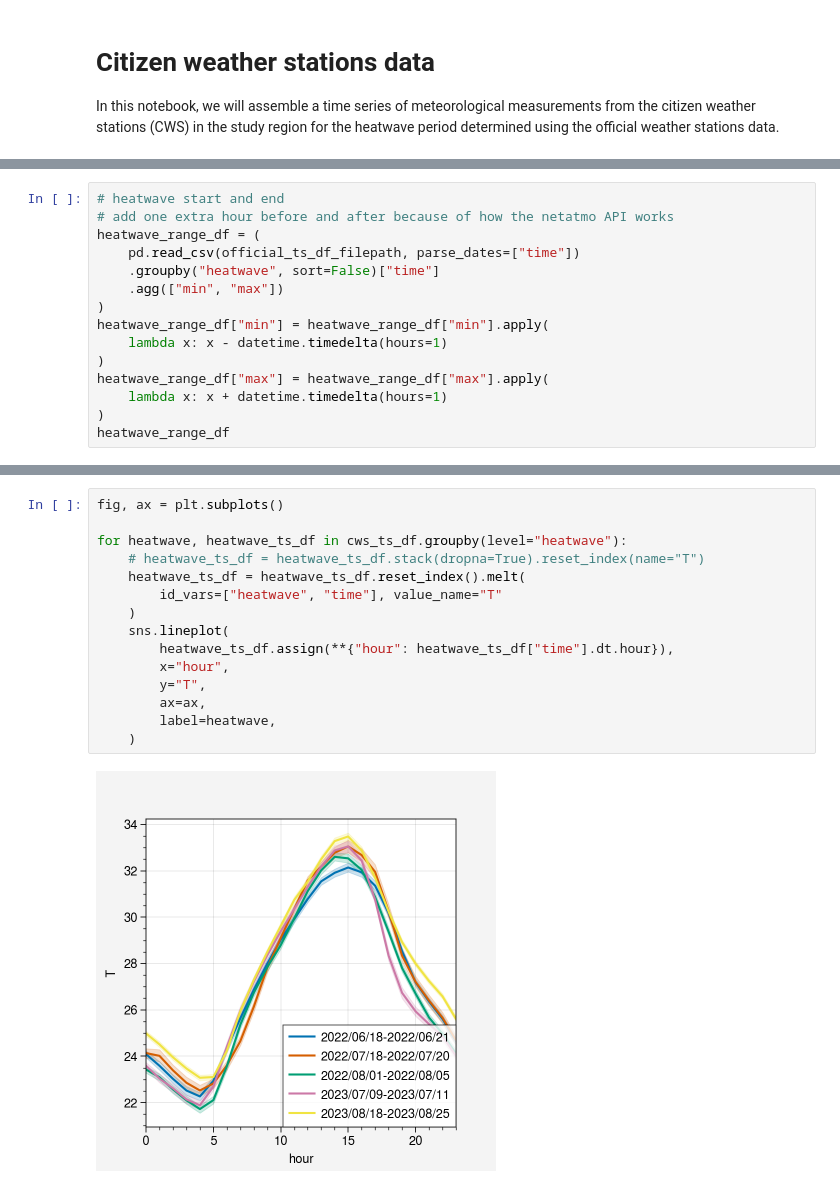
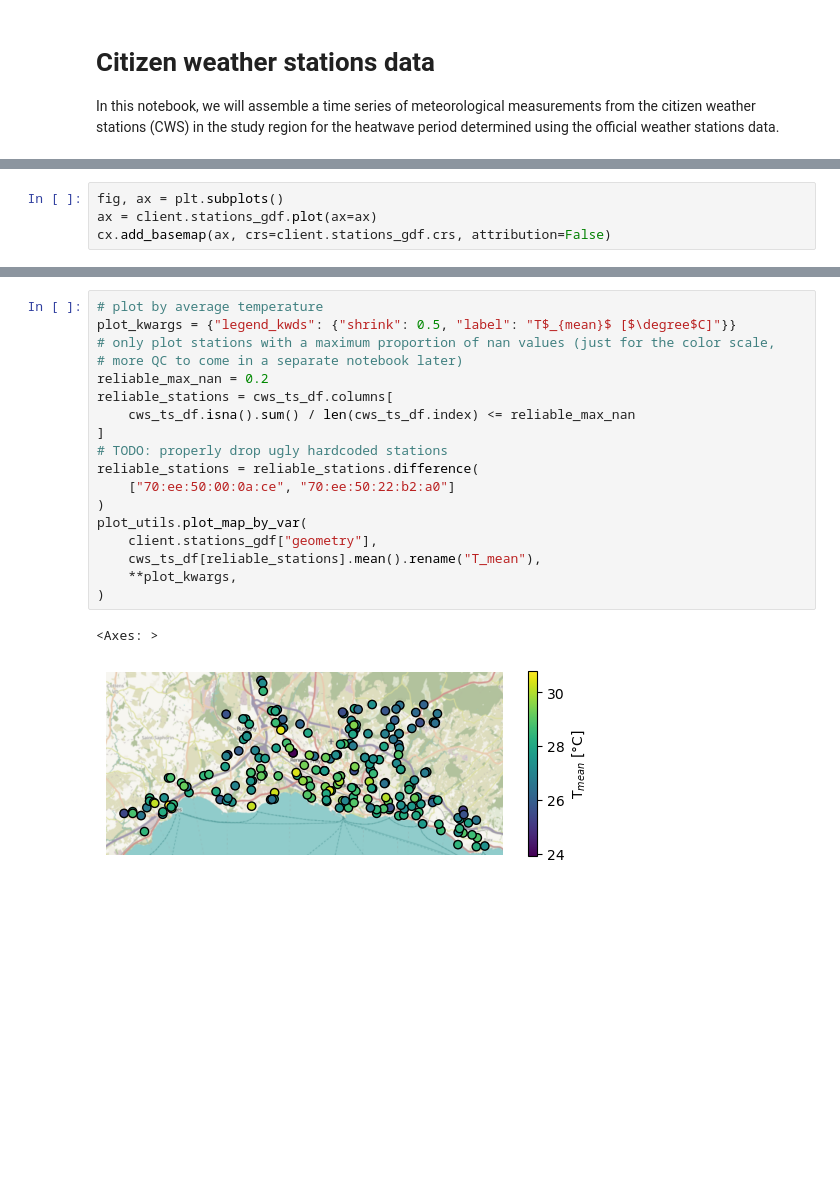
Before and after one commit to martibosch/uhi-cws-lausanne, a Jupyter notebook: notebooks/cws-download-data.ipynb, the cells around one changed output, grey strips where cells are left out. Saved outputs shown, nothing was run; the diff lists cells and outputs as text; blank space fills up the shorter version.

```diff
--- a/notebooks/cws-download-data.ipynb
+++ b/notebooks/cws-download-data.ipynb
@@ -39,16 +65,5 @@ uplt.rc.update(**{"axes.xmargin": xmargin, "subplots.refwidth": refwidth})
 # %%
-# heatwave start and end
-# add one extra hour before and after because of how the netatmo API works
-heatwave_range_df = (
-    pd.read_csv(official_ts_df_filepath, parse_dates=["time"])
-    .groupby("heatwave", sort=False)["time"]
-    .agg(["min", "max"])
-)
-heatwave_range_df["min"] = heatwave_range_df["min"].apply(
-    lambda x: x - datetime.timedelta(hours=1)
-)
-heatwave_range_df["max"] = heatwave_range_df["max"].apply(
-    lambda x: x + datetime.timedelta(hours=1)
-)
-heatwave_range_df
+fig, ax = plt.subplots()
+ax = client.stations_gdf.plot(ax=ax)
+cx.add_basemap(ax, crs=client.stations_gdf.crs, attribution=False)
 # %% [output]
@@ -113,18 +139,22 @@ cws_ts_df.head()
 # %%
-fig, ax = plt.subplots()
-
-for heatwave, heatwave_ts_df in cws_ts_df.groupby(level="heatwave"):
-    # heatwave_ts_df = heatwave_ts_df.stack(dropna=True).reset_index(name="T")
-    heatwave_ts_df = heatwave_ts_df.reset_index().melt(
-        id_vars=["heatwave", "time"], value_name="T"
-    )
-    sns.lineplot(
-        heatwave_ts_df.assign(**{"hour": heatwave_ts_df["time"].dt.hour}),
-        x="hour",
-        y="T",
-        ax=ax,
-        label=heatwave,
-    )
+# plot by average temperature
+plot_kwargs = {"legend_kwds": {"shrink": 0.5, "label": "T$_{mean}$ [$\degree$C]"}}
+# only plot stations with a maximum proportion of nan values (just for the color scale,
+# more QC to come in a separate notebook later)
+reliable_max_nan = 0.2
+reliable_stations = cws_ts_df.columns[
+    cws_ts_df.isna().sum() / len(cws_ts_df.index) <= reliable_max_nan
+]
+# TODO: properly drop ugly hardcoded stations
+reliable_stations = reliable_stations.difference(
+    ["70:ee:50:00:0a:ce", "70:ee:50:22:b2:a0"]
+)
+plot_utils.plot_map_by_var(
+    client.stations_gdf["geometry"],
+    cws_ts_df[reliable_stations].mean().rename("T_mean"),
+    **plot_kwargs,
+)
 # %% [output]
+<Axes: >
-[figure, old version]
+[figure, new version]
 # %%
```
Also changed, not shown: parts of 13 cells of this notebook, 6 other files.
